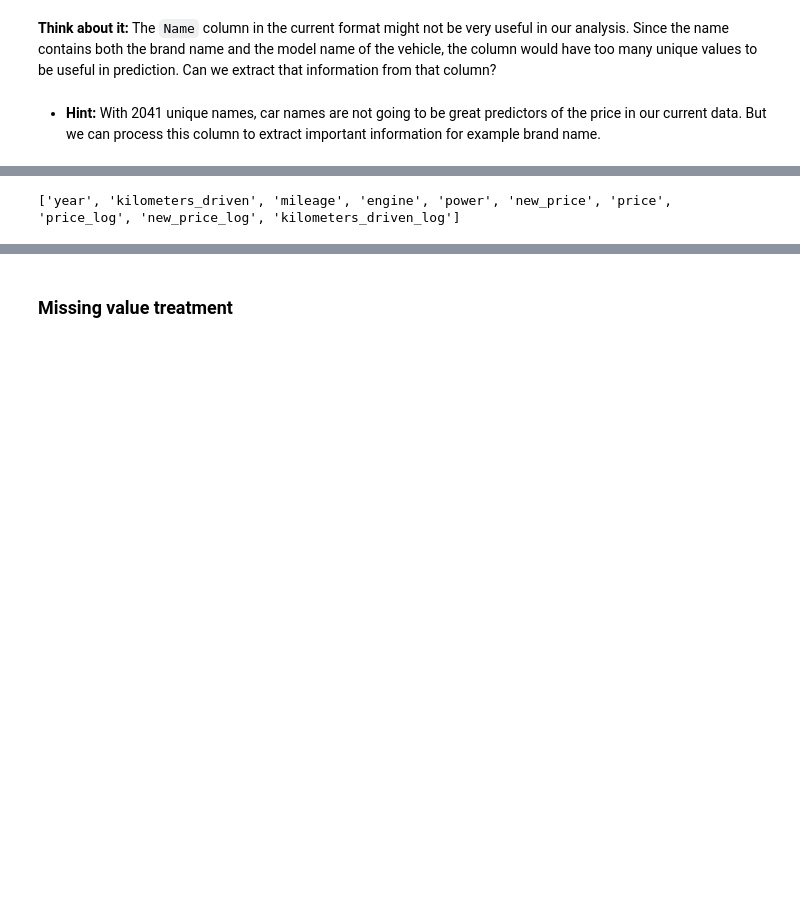
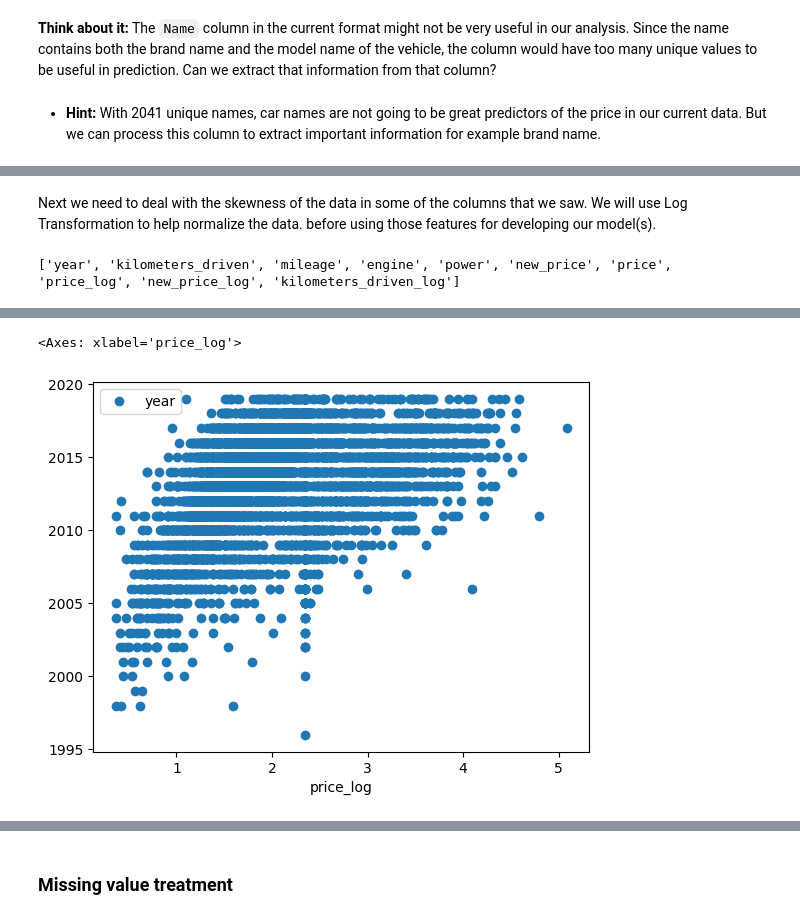
Before and after one commit to elijahcw/MIT_Data_Science_Course, a Jupyter notebook: Capstone/Capstone_Project_Reference_Notebook_Full_Code_Used_Cars_Price_Prediction.ipynb, the cells around one changed output, grey strips where cells are left out. Drawn from its saved outputs; the diff is of its cells as text; code cells hidden in the pictures; blank space fills up the shorter version.

```diff
--- a/Capstone/Capstone_Project_Reference_Notebook_Full_Code_Used_Cars_Price_Prediction.ipynb
+++ b/Capstone/Capstone_Project_Reference_Notebook_Full_Code_Used_Cars_Price_Prediction.ipynb
@@ -549,6 +549,8 @@ data.head()
 | 2 | Honda Jazz V | Chennai | 2011 | 46000 | Petrol | Manual | First | 18.20 | 1199.0 | ... |
 | 3 | Maruti Ertiga VDI | Chennai | 2012 | 87000 | Diesel | Manual | First | 20.77 | 1248.0 | ... |
 | 4 | Audi A4 New 2.0 TDI Multitronic | Coimbatore | 2013 | 40670 | Diesel | Automatic | Second | 15.20 | 1968.0 | ... |
+# %% [markdown]
+Next we need to deal with the skewness of the data in some of the columns that we saw.    We will use Log Transformation to help normalize the data. before using those features for developing our model(s).
 # %%
 skewed_cols = ['price', 'new_price','kilometers_driven']
 for col in skewed_cols:
@@ -566,3 +568,9 @@ data.head()
 | 2 | Honda Jazz V | Chennai | 2011 | 46000 | Petrol | Manual | First | 18.20 | 1199.0 | ... |
 | 3 | Maruti Ertiga VDI | Chennai | 2012 | 87000 | Diesel | Manual | First | 20.77 | 1248.0 | ... |
 | 4 | Audi A4 New 2.0 TDI Multitronic | Coimbatore | 2013 | 40670 | Diesel | Automatic | Second | 15.20 | 1968.0 | ... |
+# %%
+# Let us plot pair plot for the variables 'year' and 'price_log'
+data.plot(x = 'price_log', y = 'year', style = 'o')
+# %% [output]
+<Axes: xlabel='price_log'>
+[figure, added]
```
Also changed, not shown: parts of 13 cells of this notebook, 1 other file.
